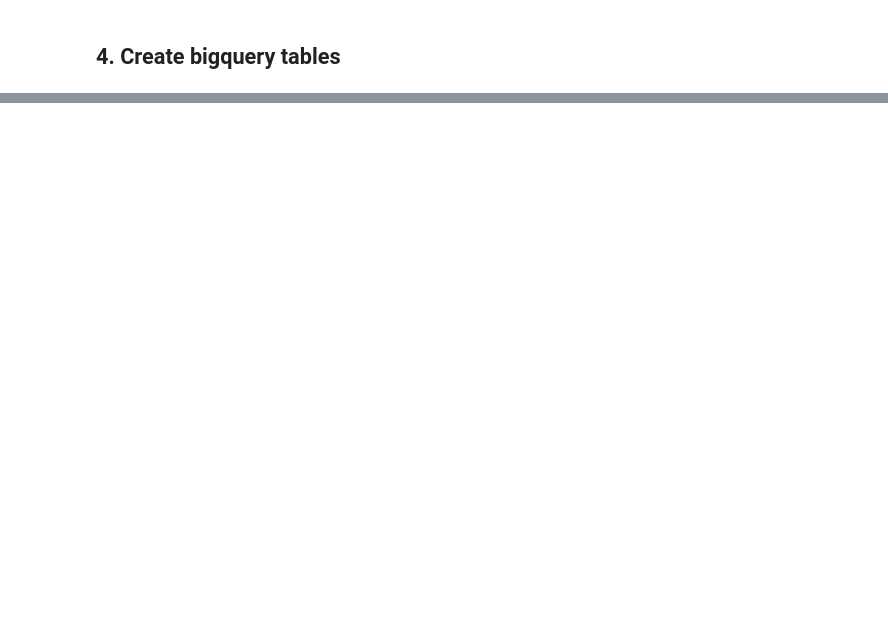
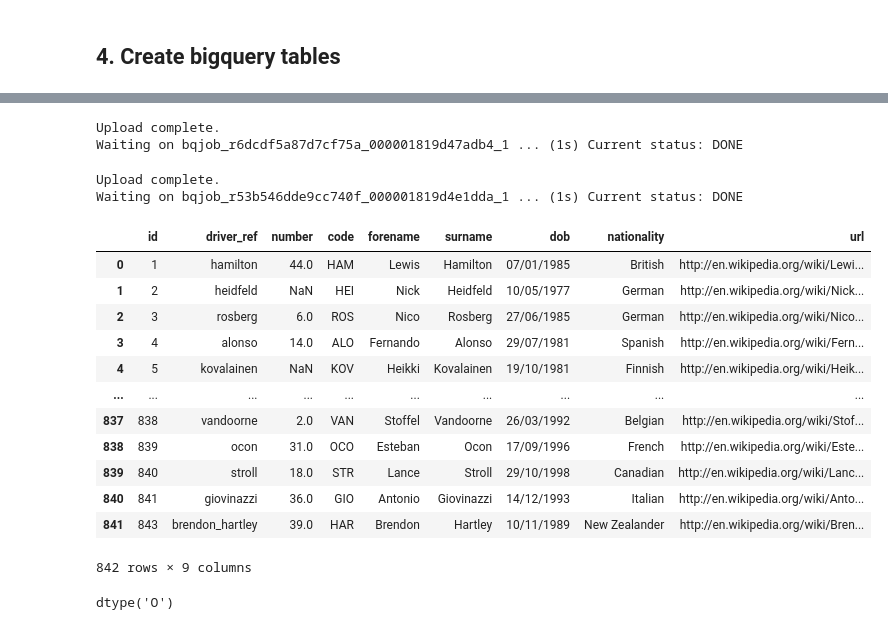
Before and after one commit to teerev/bayesian-network, a Jupyter notebook: 1-data-prepare.ipynb, the cells around one changed output, grey strips where cells are left out. Drawn from its saved outputs; the diff is of its cells as text; code cells hidden in the pictures; blank space fills up the shorter version.

Commit message:
started creating bigquery tables

```diff
--- a/1-data-prepare.ipynb
+++ b/1-data-prepare.ipynb
@@ -313 +315,3 @@ for dataframe in dataframes:
+# %%
+drivers['number'] = drivers['number'].astype(pd.Int64Dtype())
 # %% [markdown]
@@ -445,0 +473,34 @@ For detailed information on this command and its flags, run:
+# %%
+!bq load --source_format=CSV --skip_leading_rows 1 \
+f1.constructor_standings csv/constructor_standings_cleaned.csv \
+id:INTEGER,race_id:INTEGER,constructor_id:INTEGER,points:FLOAT,position:INTEGER,wins:INTEGER
+# %% [output]
+Upload complete.
+Waiting on bqjob_r6dcdf5a87d7cf75a_000001819d47adb4_1 ... (1s) Current status: DONE
+# %%
+!bq load --source_format=CSV --skip_leading_rows 1 \
+f1.drivers csv/drivers_cleaned.csv \
+id:INTEGER,driver_ref:STRING,number:INTEGER,code:STRING,forename:STRING,surname:STRING,dob:STRING,nationality:STRING,url:STRING
+# %% [output]
+Upload complete.
+Waiting on bqjob_r53b546dde9cc740f_000001819d4e1dda_1 ... (1s) Current status: DONE
+# %%
+drivers
+# %% [output]
+|  | id | driver_ref | number | code | forename | surname | dob | nationality | url |
+| 0 | 1 | hamilton | 44.0 | HAM | Lewis | Hamilton | 07/01/1985 | British | http://en.wikipedia.org/wiki/Lewi... |
+| 1 | 2 | heidfeld | NaN | HEI | Nick | Heidfeld | 10/05/1977 | German | http://en.wikipedia.org/wiki/Nick... |
+| 2 | 3 | rosberg | 6.0 | ROS | Nico | Rosberg | 27/06/1985 | German | http://en.wikipedia.org/wiki/Nico... |
+| 3 | 4 | alonso | 14.0 | ALO | Fernando | Alonso | 29/07/1981 | Spanish | http://en.wikipedia.org/wiki/Fern... |
+| 4 | 5 | kovalainen | NaN | KOV | Heikki | Kovalainen | 19/10/1981 | Finnish | http://en.wikipedia.org/wiki/Heik... |
+| ... | ... | ... | ... | ... | ... | ... | ... | ... | ... |
+| 837 | 838 | vandoorne | 2.0 | VAN | Stoffel | Vandoorne | 26/03/1992 | Belgian | http://en.wikipedia.org/wiki/Stof... |
+| 838 | 839 | ocon | 31.0 | OCO | Esteban | Ocon | 17/09/1996 | French | http://en.wikipedia.org/wiki/Este... |
+| 839 | 840 | stroll | 18.0 | STR | Lance | Stroll | 29/10/1998 | Canadian | http://en.wikipedia.org/wiki/Lanc... |
+| 840 | 841 | giovinazzi | 36.0 | GIO | Antonio | Giovinazzi | 14/12/1993 | Italian | http://en.wikipedia.org/wiki/Anto... |
+| 841 | 843 | brendon_hartley | 39.0 | HAR | Brendon | Hartley | 10/11/1989 | New Zealander | http://en.wikipedia.org/wiki/Bren... |
+842 rows × 9 columns
+# %%
+drivers['dob'].dtype
+# %% [output]
+dtype('O')
```
Also changed, not shown: parts of 11 cells of this notebook.
